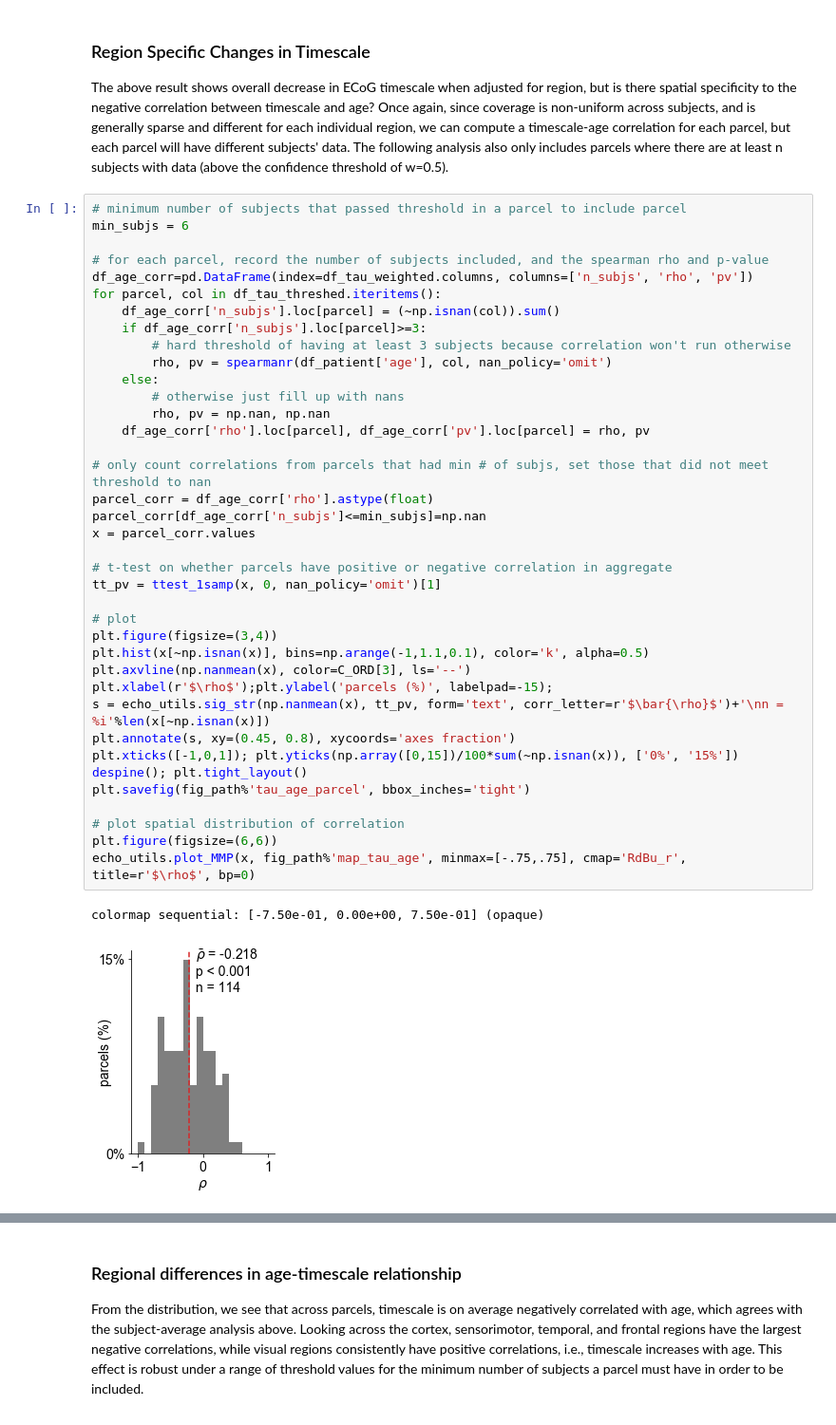
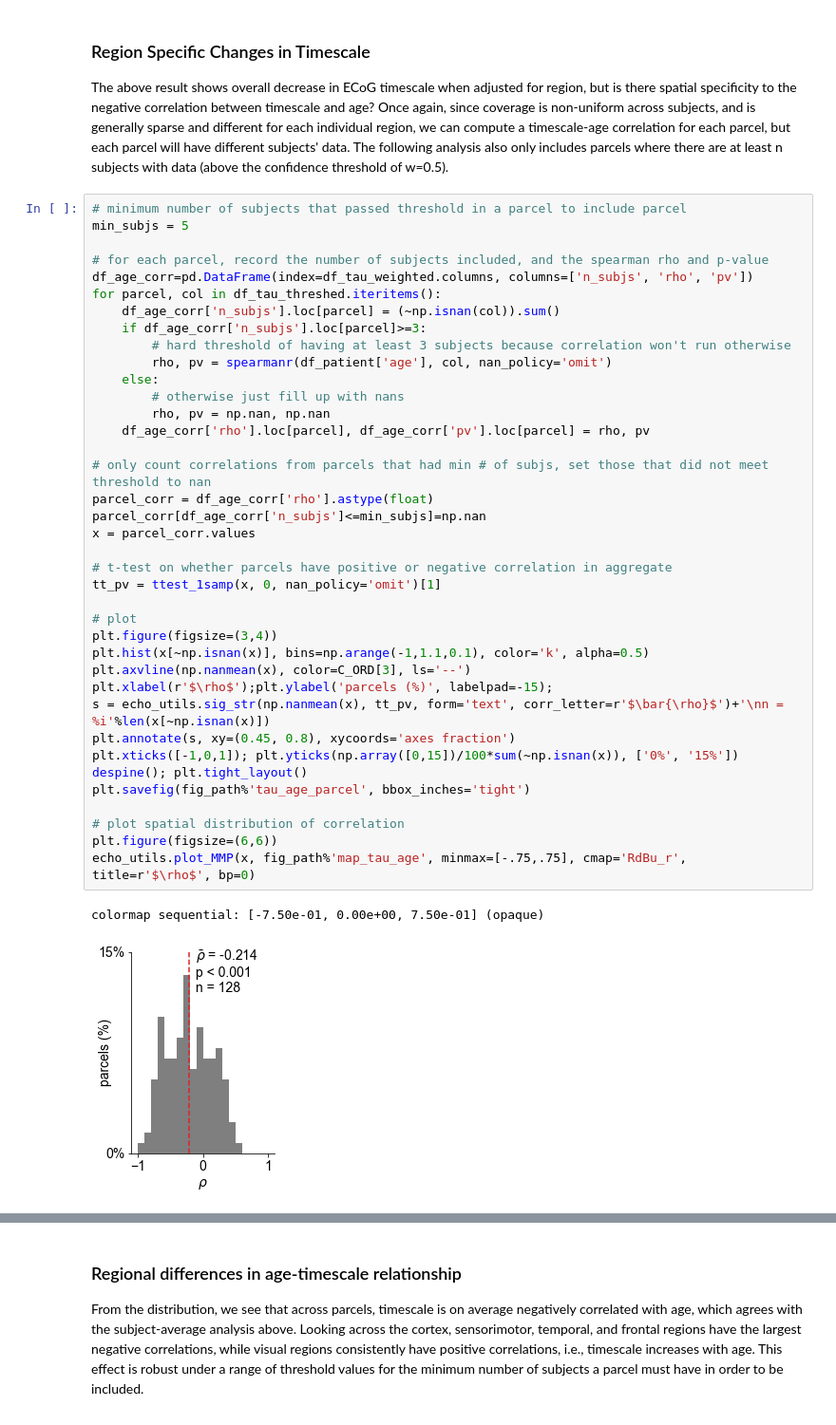
Before and after one commit to rdgao/field-echos, a Jupyter notebook: notebooks/4a_viz_human_aging.ipynb, the cells around one changed output, grey strips where cells are left out. Shown at 95% size. Cells and saved outputs as stored; diff of their text form.

```diff
--- a/notebooks/4a_viz_human_aging.ipynb
+++ b/notebooks/4a_viz_human_aging.ipynb
@@ -143,7 +143,7 @@ The unnormalized per-patient average timescale decreases with age, but the effec
 The above result shows overall decrease in ECoG timescale when adjusted for region, but is there spatial specificity to the negative correlation between timescale and age? Once again, since coverage is non-uniform across subjects, and is generally sparse and different for each individual region, we can compute a timescale-age correlation for each parcel, but each parcel will have different subjects' data. The following analysis also only includes parcels where there are at least n subjects with data (above the confidence threshold of w=0.5).
 # %%
 # minimum number of subjects that passed threshold in a parcel to include parcel
-min_subjs = 6
+min_subjs = 5
 
 # for each parcel, record the number of subjects included, and the spearman rho and p-value
 df_age_corr=pd.DataFrame(index=df_tau_weighted.columns, columns=['n_subjs', 'rho', 'pv'])
@@ -154,31 +154,31 @@ for parcel, col in df_tau_threshed.iteritems():
         rho, pv = spearmanr(df_patient['age'], col, nan_policy='omit')
     else:
         # otherwise just fill up with nans
         rho, pv = np.nan, np.nan
     df_age_corr['rho'].loc[parcel], df_age_corr['pv'].loc[parcel] = rho, pv
 
 # only count correlations from parcels that had min # of subjs, set those that did not meet threshold to nan
 parcel_corr = df_age_corr['rho'].astype(float)
 parcel_corr[df_age_corr['n_subjs']<=min_subjs]=np.nan
 x = parcel_corr.values
 
 # t-test on whether parcels have positive or negative correlation in aggregate
 tt_pv = ttest_1samp(x, 0, nan_policy='omit')[1]
 
 # plot
 plt.figure(figsize=(3,4))
 plt.hist(x[~np.isnan(x)], bins=np.arange(-1,1.1,0.1), color='k', alpha=0.5)
 plt.axvline(np.nanmean(x), color=C_ORD[3], ls='--')
 plt.xlabel(r'$\rho$');plt.ylabel('parcels (%)', labelpad=-15);
 s = echo_utils.sig_str(np.nanmean(x), tt_pv, form='text', corr_letter=r'$\bar{\rho}$')+'\nn = %i'%len(x[~np.isnan(x)])
 plt.annotate(s, xy=(0.45, 0.8), xycoords='axes fraction')
 plt.xticks([-1,0,1]); plt.yticks(np.array([0,15])/100*sum(~np.isnan(x)), ['0%', '15%'])
 despine(); plt.tight_layout()
 plt.savefig(fig_path%'tau_age_parcel', bbox_inches='tight')
 
 # plot spatial distribution of correlation
 plt.figure(figsize=(6,6))
 echo_utils.plot_MMP(x, fig_path%'map_tau_age', minmax=[-.75,.75], cmap='RdBu_r', title=r'$\rho$', bp=0)
 # %% [output]
 colormap sequential: [-7.50e-01, 0.00e+00, 7.50e-01] (opaque)
-[figure, old version]
+[figure, new version]
```
Also changed, not shown: parts of 2 cells of this notebook, 29 other files.
